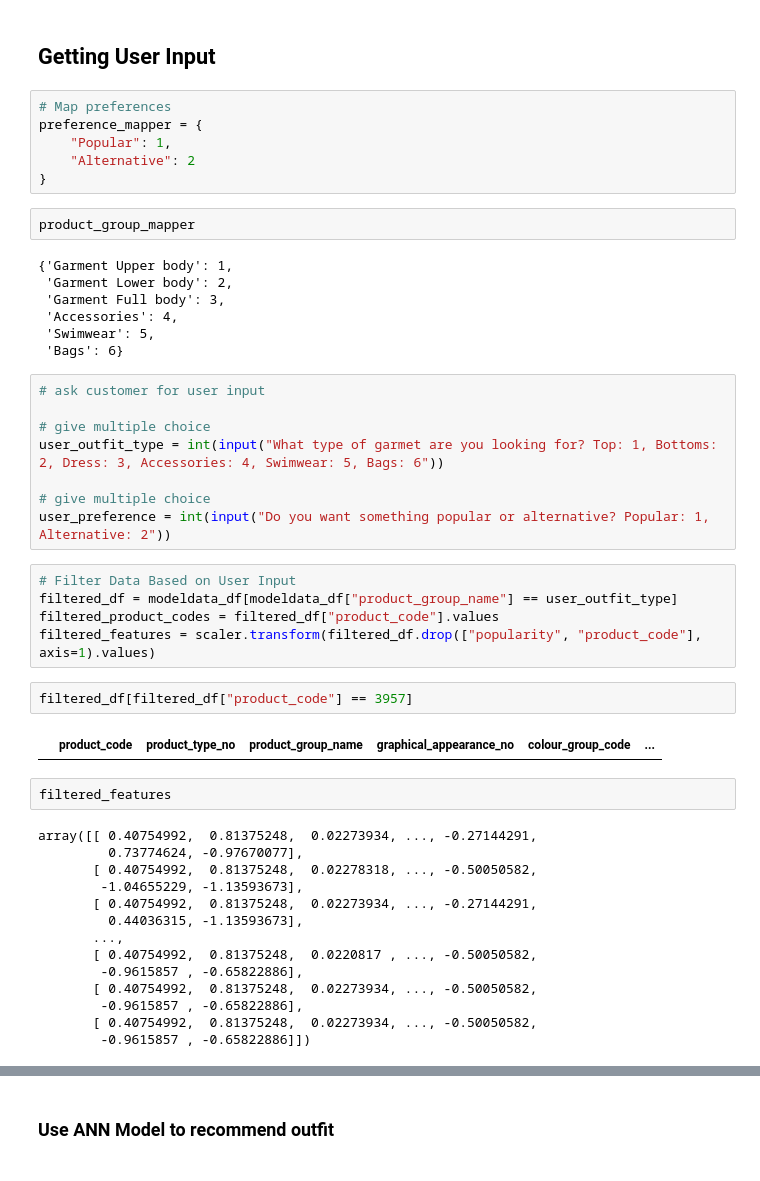
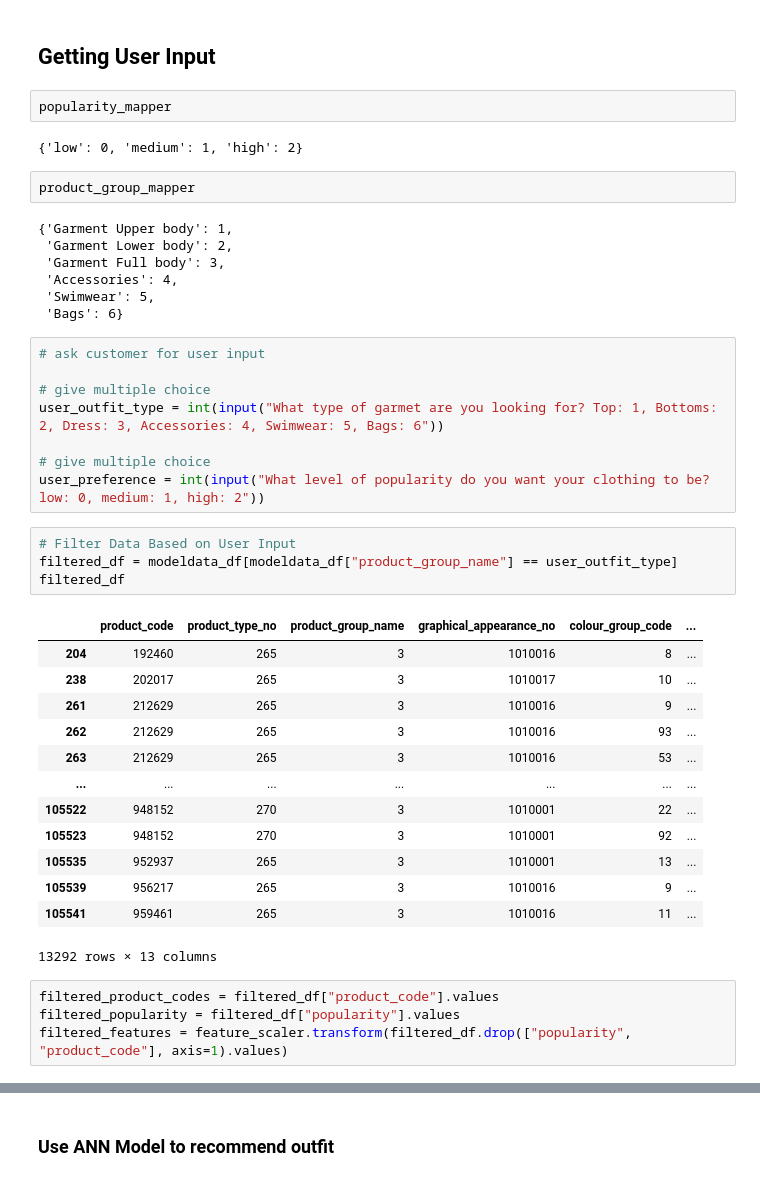
Before and after one commit to anbitasiregar/fashion-recommendations, a Jupyter notebook: notebooks/recommender_system.ipynb, the cells around one changed output, grey strips where cells are left out. Saved outputs shown, nothing was run; the diff lists cells and outputs as text.

Commit message:
fixing bugs for popularity

```diff
--- a/notebooks/recommender_system.ipynb
+++ b/notebooks/recommender_system.ipynb
@@ -417,11 +412,9 @@ Epoch 10/10
 # %% [markdown]
 ## Getting User Input
-# %%
-# Map preferences
-preference_mapper = {
-    "Popular": 1,
-    "Alternative": 2
-}
+# %%
+popularity_mapper
+# %% [output]
+{'low': 0, 'medium': 1, 'high': 2}
 # %%
 product_group_mapper
 # %% [output]
@@ -438,30 +431,27 @@ product_group_mapper
 user_outfit_type = int(input("What type of garmet are you looking for? Top: 1, Bottoms: 2, Dress: 3, Accessories: 4, Swimwear: 5, Bags: 6"))
 
 # give multiple choice
-user_preference = int(input("Do you want something popular or alternative? Popular: 1, Alternative: 2"))
+user_preference = int(input("What level of popularity do you want your clothing to be? low: 0, medium: 1, high: 2"))
 # %%
 # Filter Data Based on User Input
 filtered_df = modeldata_df[modeldata_df["product_group_name"] == user_outfit_type]
-filtered_product_codes = filtered_df["product_code"].values
-filtered_features = scaler.transform(filtered_df.drop(["popularity", "product_code"], axis=1).values)
+filtered_df
+# %% [output]
+|  | product_code | product_type_no | product_group_name | graphical_appearance_no | colour_group_code | ... |
+| 204 | 192460 | 265 | 3 | 1010016 | 8 | ... |
+| 238 | 202017 | 265 | 3 | 1010017 | 10 | ... |
+| 261 | 212629 | 265 | 3 | 1010016 | 9 | ... |
+| 262 | 212629 | 265 | 3 | 1010016 | 93 | ... |
+| 263 | 212629 | 265 | 3 | 1010016 | 53 | ... |
+| ... | ... | ... | ... | ... | ... | ... |
+| 105522 | 948152 | 270 | 3 | 1010001 | 22 | ... |
+| 105523 | 948152 | 270 | 3 | 1010001 | 92 | ... |
+| 105535 | 952937 | 265 | 3 | 1010001 | 13 | ... |
+| 105539 | 956217 | 265 | 3 | 1010016 | 9 | ... |
+| 105541 | 959461 | 265 | 3 | 1010016 | 11 | ... |
+13292 rows × 13 columns
-# %%
-filtered_df[filtered_df["product_code"] == 3957]
-# %% [output]
-|  | product_code | product_type_no | product_group_name | graphical_appearance_no | colour_group_code | ... |
-# %%
-filtered_features
-# %% [output]
-array([[ 0.40754992,  0.81375248,  0.02273934, ..., -0.27144291,
-         0.73774624, -0.97670077],
-       [ 0.40754992,  0.81375248,  0.02278318, ..., -0.50050582,
-        -1.04655229, -1.13593673],
-       [ 0.40754992,  0.81375248,  0.02273934, ..., -0.27144291,
-         0.44036315, -1.13593673],
-       ...,
-       [ 0.40754992,  0.81375248,  0.0220817 , ..., -0.50050582,
-        -0.9615857 , -0.65822886],
-       [ 0.40754992,  0.81375248,  0.02273934, ..., -0.50050582,
-        -0.9615857 , -0.65822886],
-       [ 0.40754992,  0.81375248,  0.02273934, ..., -0.50050582,
-        -0.9615857 , -0.65822886]])
+# %%
+filtered_product_codes = filtered_df["product_code"].values
+filtered_popularity = filtered_df["popularity"].values
+filtered_features = feature_scaler.transform(filtered_df.drop(["popularity", "product_code"], axis=1).values)
 # %%
```
Also changed, not shown: parts of 24 cells of this notebook.
